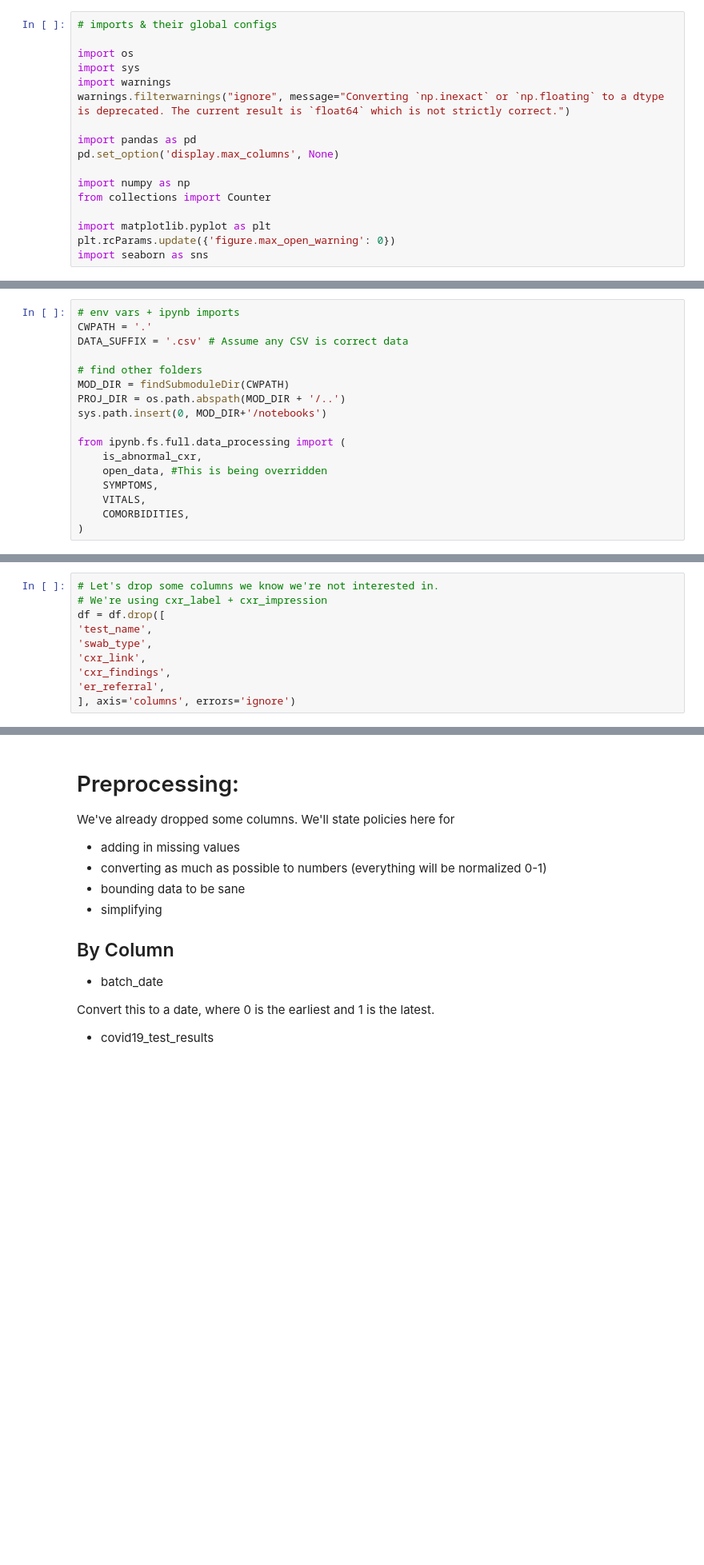
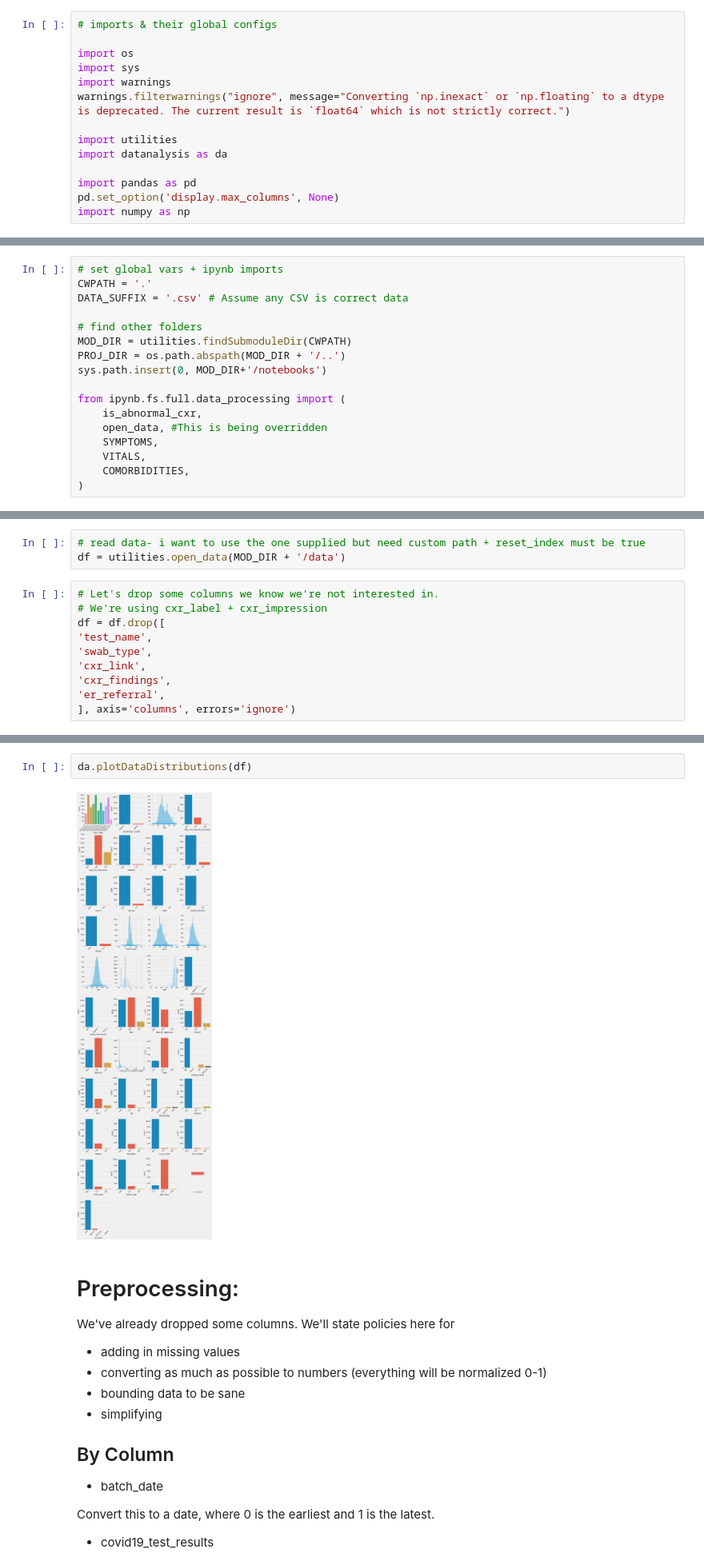
Before and after one commit to ayjayt/ayjayt.github.io, a Jupyter notebook: notebooks/normalize.ipynb, the cells around one changed output, grey strips where cells are left out. Shown: that part at 80% size. Drawn from its saved outputs; the diff is of its cells as text; blank space fills up the shorter version.

Commit message:
Move funcs to .py's and make graphing nicer

```diff
--- a/notebooks/normalize.ipynb
+++ b/notebooks/normalize.ipynb
@@ -6,12 +6,9 @@ import sys
 import warnings
 warnings.filterwarnings("ignore", message="Converting `np.inexact` or `np.floating` to a dtype is deprecated. The current result is `float64` which is not strictly correct.")
 
+import utilities
+import datanalysis as da
+
 import pandas as pd
 pd.set_option('display.max_columns', None)
-
 import numpy as np
-from collections import Counter
-
-import matplotlib.pyplot as plt
-plt.rcParams.update({'figure.max_open_warning': 0})
-import seaborn as sns
@@ -32,10 +15,10 @@ def findSubmoduleDir(path: str) -> str:
 # %%
-# env vars + ipynb imports
+# set global vars + ipynb imports
 CWPATH = '.'
 DATA_SUFFIX = '.csv' # Assume any CSV is correct data
 
 # find other folders
-MOD_DIR = findSubmoduleDir(CWPATH)
+MOD_DIR = utilities.findSubmoduleDir(CWPATH)
 PROJ_DIR = os.path.abspath(MOD_DIR + '/..')
 sys.path.insert(0, MOD_DIR+'/notebooks')
 
@@ -127,3 +32,6 @@ def plotDataDistributions(col: pd.Series) -> pd.Series:
+# %%
+# read data- i want to use the one supplied but need custom path + reset_index must be true
+df = utilities.open_data(MOD_DIR + '/data')
 # %%
 # Let's drop some columns we know we're not interested in.
 # We're using cxr_label + cxr_impression
@@ -162,3 +54,7 @@ _ = df.apply(plotDataDistributions, axis='index')
+# %%
+da.plotDataDistributions(df)
+# %% [output]
+[figure, added]
 # %% [markdown]
 # Preprocessing:
 
```
Also changed, not shown: parts of 8 cells of this notebook, 2 other files.
